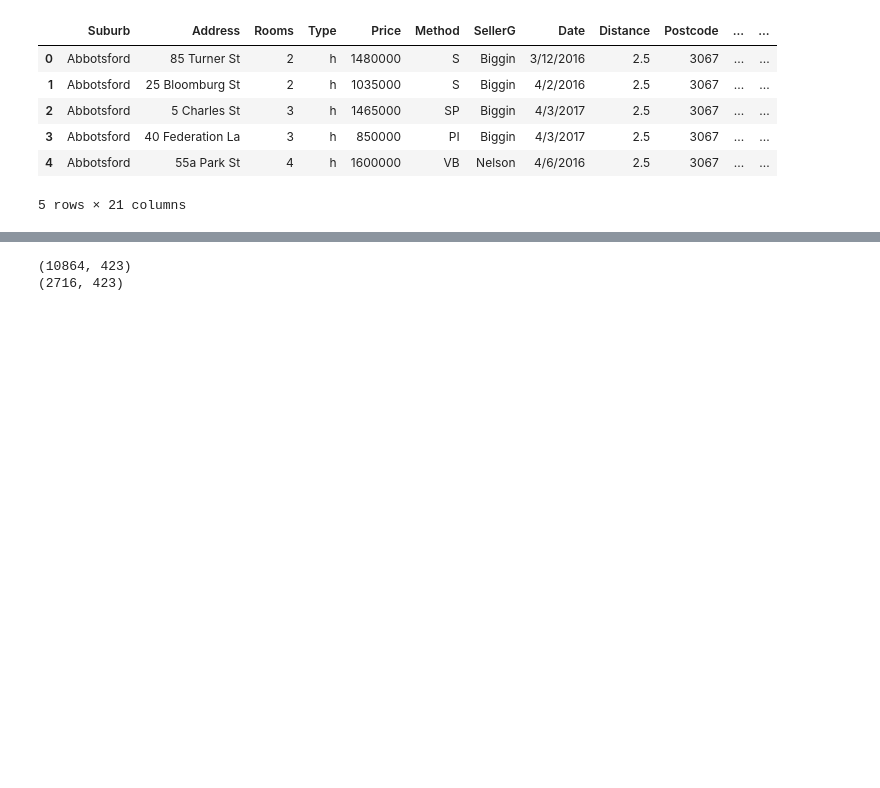
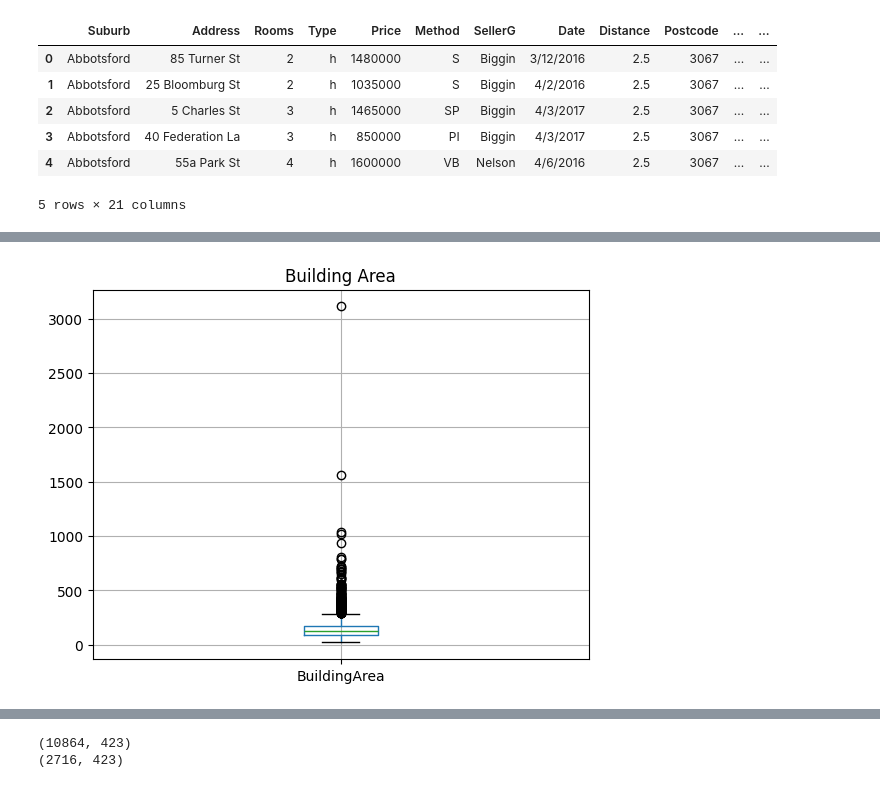
Before and after one commit to VinceGarcia11/Melbourne_Housing, a Jupyter notebook: Data_Mining.ipynb, the cells around one changed output, grey strips where cells are left out. Cells and saved outputs as stored; diff of their text form; code cells hidden in the pictures; blank space fills up the shorter version.

```diff
--- a/Data_Mining.ipynb
+++ b/Data_Mining.ipynb
@@ -31,0 +113,6 @@ house.head()
+# %%
+house[['BuildingArea']].boxplot()
+plt.title("Building Area")
+plt.show()
+# %% [output]
+[figure, added]
```
Also changed, not shown: parts of 14 cells of this notebook.
